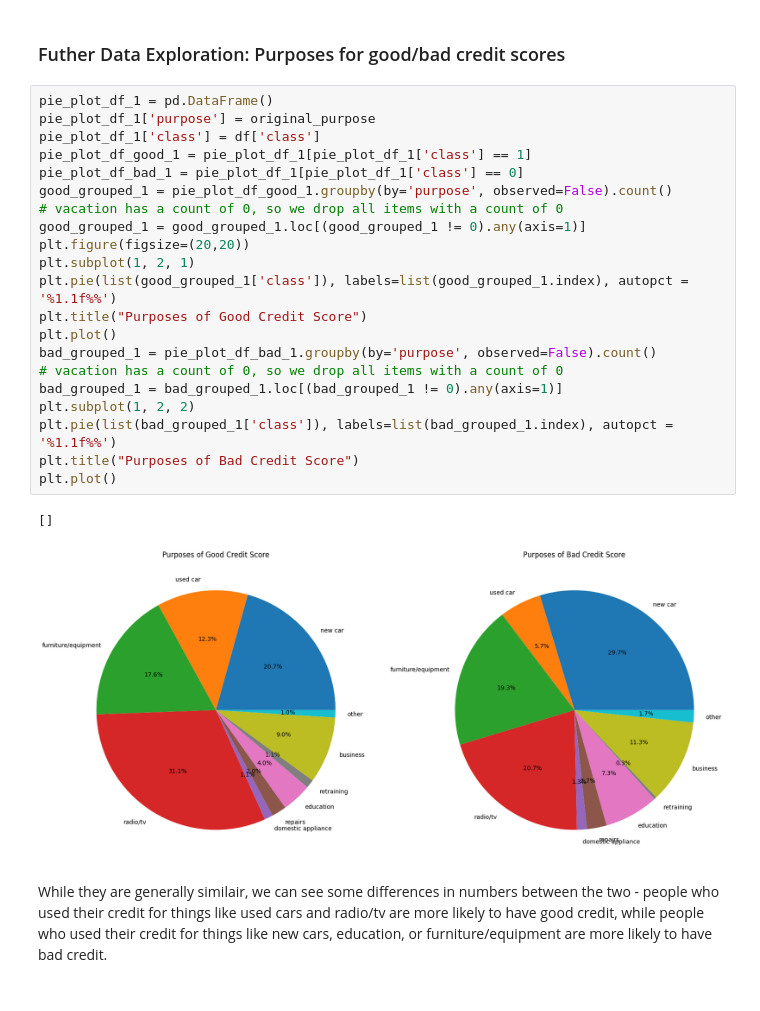
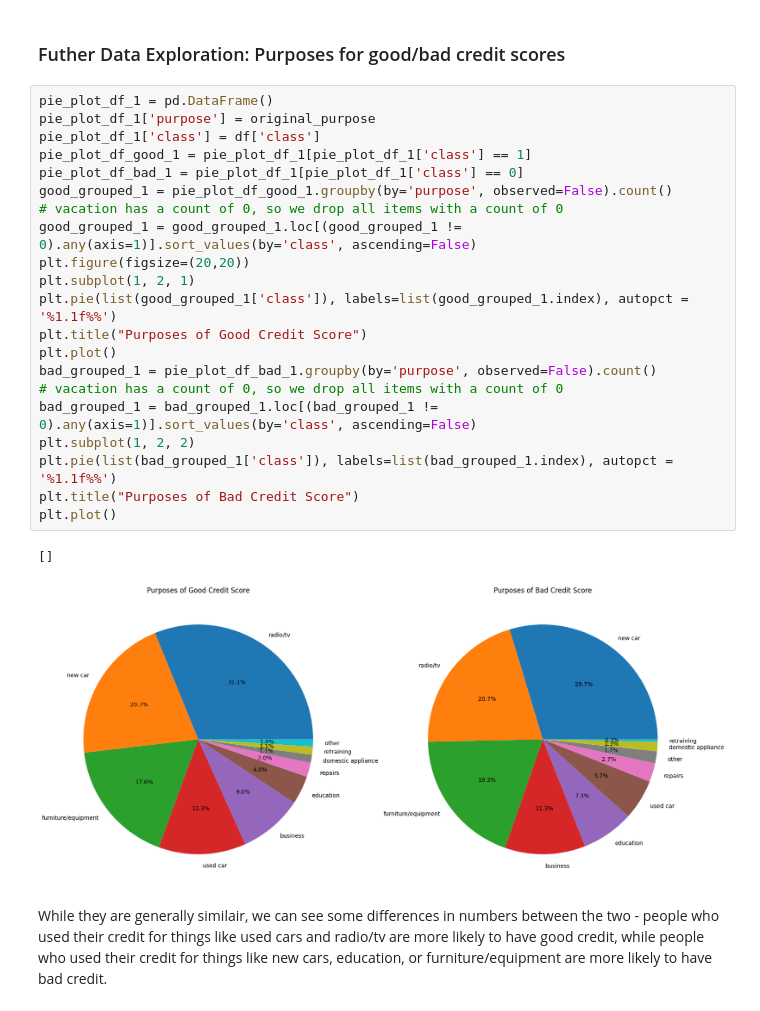
Before and after one commit to kmodo1/kmodo1.github.io, a Jupyter notebook: final-project.ipynb, the cells around one changed output. Cells and saved outputs as stored; diff of their text form.

Commit message:
sorted pie chart

```diff
--- a/final-project.ipynb
+++ b/final-project.ipynb
@@ -384,27 +384,27 @@ It doesn't seem like much of the dataset is very highly correlated - 'duration'
 # %%
 pie_plot_df_1 = pd.DataFrame()
 pie_plot_df_1['purpose'] = original_purpose
 pie_plot_df_1['class'] = df['class']
 pie_plot_df_good_1 = pie_plot_df_1[pie_plot_df_1['class'] == 1]
 pie_plot_df_bad_1 = pie_plot_df_1[pie_plot_df_1['class'] == 0]
 good_grouped_1 = pie_plot_df_good_1.groupby(by='purpose', observed=False).count()
 # vacation has a count of 0, so we drop all items with a count of 0
-good_grouped_1 = good_grouped_1.loc[(good_grouped_1 != 0).any(axis=1)]
+good_grouped_1 = good_grouped_1.loc[(good_grouped_1 != 0).any(axis=1)].sort_values(by='class', ascending=False)
 plt.figure(figsize=(20,20))
 plt.subplot(1, 2, 1)
 plt.pie(list(good_grouped_1['class']), labels=list(good_grouped_1.index), autopct = '%1.1f%%')
 plt.title("Purposes of Good Credit Score")
 plt.plot()
 bad_grouped_1 = pie_plot_df_bad_1.groupby(by='purpose', observed=False).count()
 # vacation has a count of 0, so we drop all items with a count of 0
-bad_grouped_1 = bad_grouped_1.loc[(bad_grouped_1 != 0).any(axis=1)]
+bad_grouped_1 = bad_grouped_1.loc[(bad_grouped_1 != 0).any(axis=1)].sort_values(by='class', ascending=False)
 plt.subplot(1, 2, 2)
 plt.pie(list(bad_grouped_1['class']), labels=list(bad_grouped_1.index), autopct = '%1.1f%%')
 plt.title("Purposes of Bad Credit Score")
 plt.plot()
 # %% [output]
 []
-[figure, old version]
+[figure, new version]
 # %% [markdown]
 While they are generally similair, we can see some differences in numbers between the two - people who used their credit for things like used cars and radio/tv are more likely to have good credit, while people who used their credit for things like new cars, education, or furniture/equipment are more likely to have bad credit.
 # %%
```
Also changed, not shown: parts of 1 cell of this notebook.
